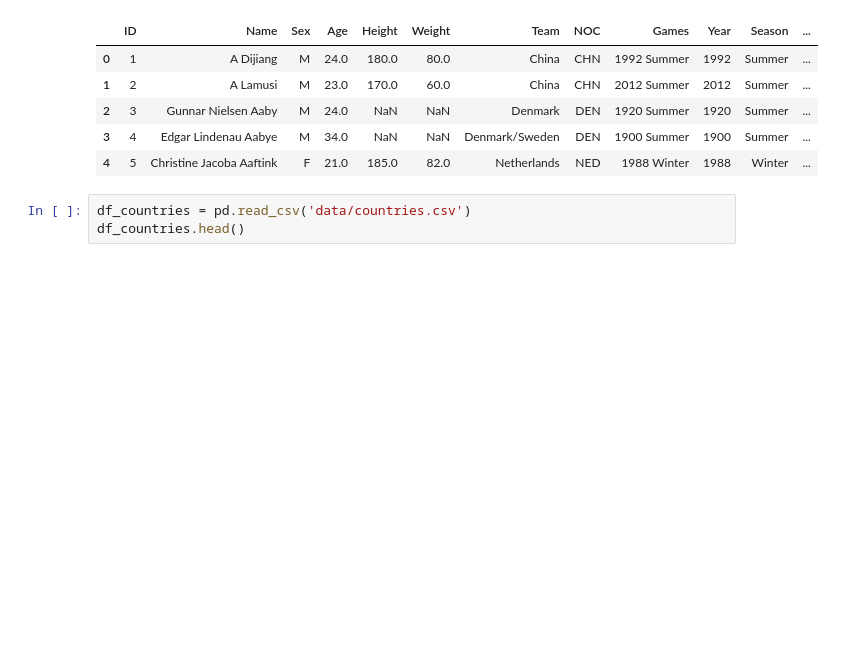
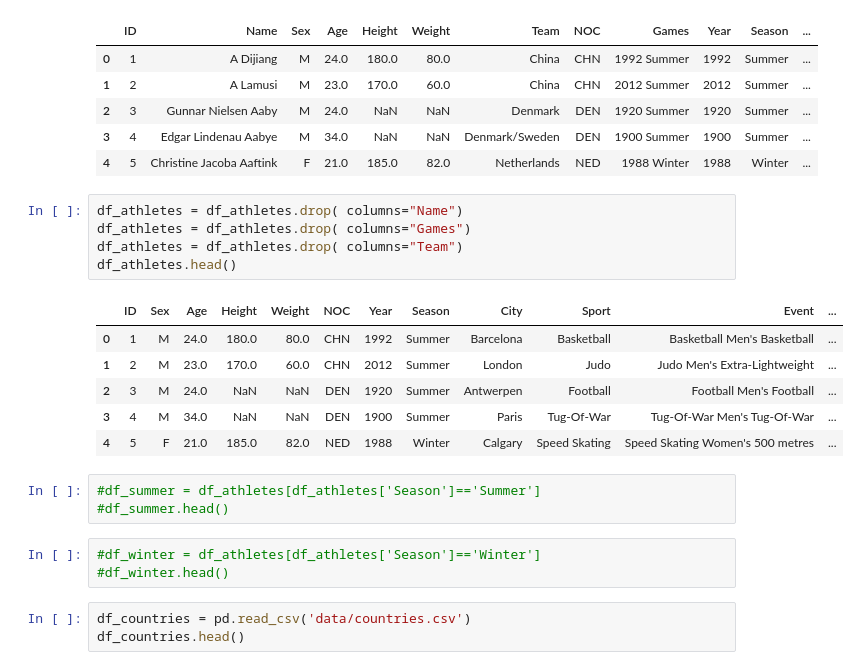
Before and after one commit to ErickaBermudez/ds-olympics, a Jupyter notebook: final.ipynb, the cells around one changed output. Saved outputs shown, nothing was run; the diff lists cells and outputs as text; blank space fills up the shorter version.

```diff
--- a/final.ipynb
+++ b/final.ipynb
@@ -28,6 +28,24 @@ df_athletes.head()
 | 2 | 3 | Gunnar Nielsen Aaby | M | 24.0 | NaN | NaN | Denmark | DEN | 1920 Summer | 1920 | Summer | ... |
 | 3 | 4 | Edgar Lindenau Aabye | M | 34.0 | NaN | NaN | Denmark/Sweden | DEN | 1900 Summer | 1900 | Summer | ... |
 | 4 | 5 | Christine Jacoba Aaftink | F | 21.0 | 185.0 | 82.0 | Netherlands | NED | 1988 Winter | 1988 | Winter | ... |
+# %%
+df_athletes = df_athletes.drop( columns="Name")
+df_athletes = df_athletes.drop( columns="Games")
+df_athletes = df_athletes.drop( columns="Team")
+df_athletes.head()
+# %% [output]
+|  | ID | Sex | Age | Height | Weight | NOC | Year | Season | City | Sport | Event | ... |
+| 0 | 1 | M | 24.0 | 180.0 | 80.0 | CHN | 1992 | Summer | Barcelona | Basketball | Basketball Men's Basketball | ... |
+| 1 | 2 | M | 23.0 | 170.0 | 60.0 | CHN | 2012 | Summer | London | Judo | Judo Men's Extra-Lightweight | ... |
+| 2 | 3 | M | 24.0 | NaN | NaN | DEN | 1920 | Summer | Antwerpen | Football | Football Men's Football | ... |
+| 3 | 4 | M | 34.0 | NaN | NaN | DEN | 1900 | Summer | Paris | Tug-Of-War | Tug-Of-War Men's Tug-Of-War | ... |
+| 4 | 5 | F | 21.0 | 185.0 | 82.0 | NED | 1988 | Winter | Calgary | Speed Skating | Speed Skating Women's 500 metres | ... |
+# %%
+#df_summer = df_athletes[df_athletes['Season']=='Summer']
+#df_summer.head()
+# %%
+#df_winter = df_athletes[df_athletes['Season']=='Winter']
+#df_winter.head()
 # %%
 df_countries = pd.read_csv('data/countries.csv')
 df_countries.head()
```
Also changed, not shown: parts of 17 cells of this notebook.
